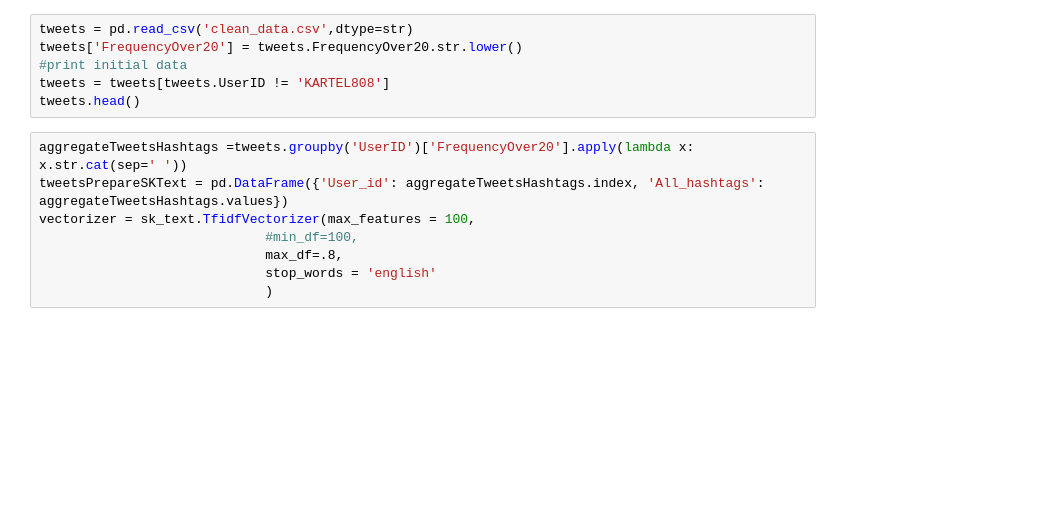
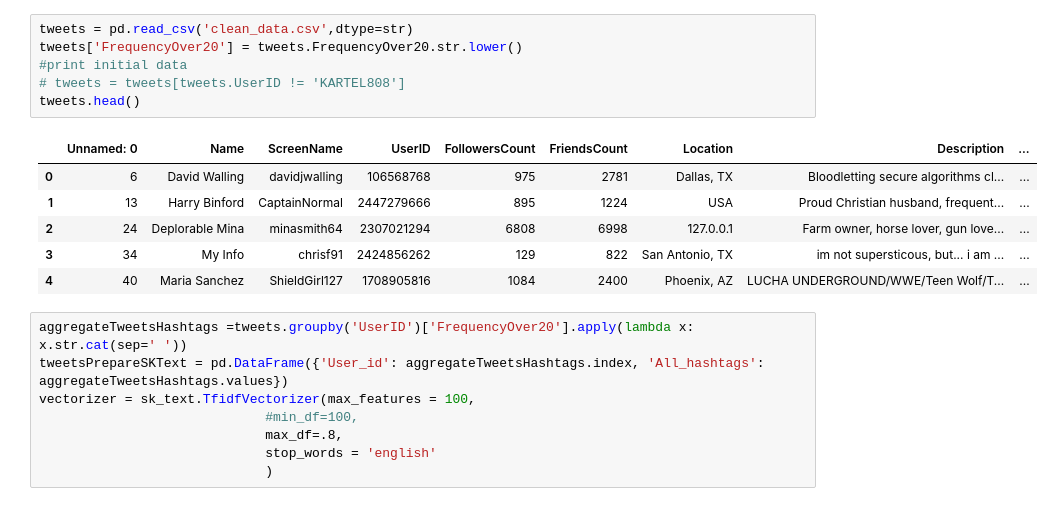
Before and after one commit to alecluna/CSC177A1, a Jupyter notebook: Project2_Clustering.ipynb, the cells around one changed output. Cells and saved outputs as stored; diff of their text form; blank space fills up the shorter version.

```diff
--- a/Project2_Clustering.ipynb
+++ b/Project2_Clustering.ipynb
@@ -15,9 +17,16 @@ print(str(startTime))
 # %%
 tweets = pd.read_csv('clean_data.csv',dtype=str)
 tweets['FrequencyOver20'] = tweets.FrequencyOver20.str.lower()
 #print initial data
-tweets = tweets[tweets.UserID != 'KARTEL808']
+# tweets = tweets[tweets.UserID != 'KARTEL808']
 tweets.head()
+# %% [output]
+|  | Unnamed: 0 | Name | ScreenName | UserID | FollowersCount | FriendsCount | Location | Description | ... |
+| 0 | 6 | David Walling | davidjwalling | 106568768 | 975 | 2781 | Dallas, TX | Bloodletting secure algorithms cl... | ... |
+| 1 | 13 | Harry Binford | CaptainNormal | 2447279666 | 895 | 1224 | USA | Proud Christian husband, frequent... | ... |
+| 2 | 24 | Deplorable Mina | minasmith64 | 2307021294 | 6808 | 6998 | 127.0.0.1 | Farm owner, horse lover, gun love... | ... |
+| 3 | 34 | My Info | chrisf91 | 2424856262 | 129 | 822 | San Antonio, TX | im not supersticous, but... i am ... | ... |
+| 4 | 40 | Maria Sanchez | ShieldGirl127 | 1708905816 | 1084 | 2400 | Phoenix, AZ | LUCHA UNDERGROUND/WWE/Teen Wolf/T... | ... |
 # %%
 aggregateTweetsHashtags =tweets.groupby('UserID')['FrequencyOver20'].apply(lambda x: x.str.cat(sep=' '))
 tweetsPrepareSKText = pd.DataFrame({'User_id': aggregateTweetsHashtags.index, 'All_hashtags': aggregateTweetsHashtags.values})
```
Also changed, not shown: parts of 14 cells of this notebook.
